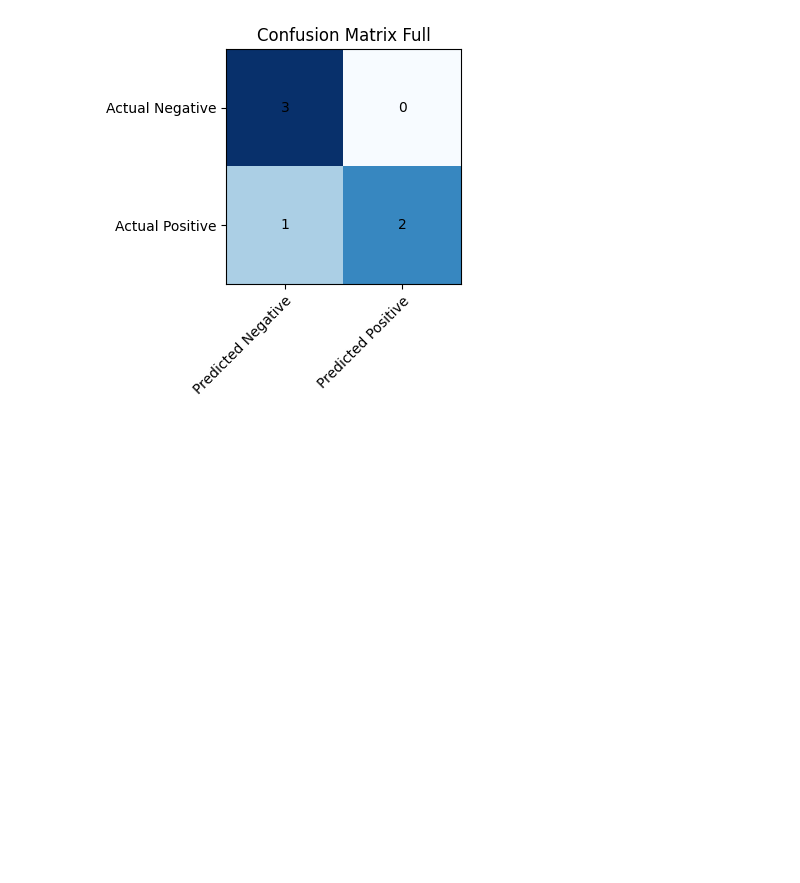
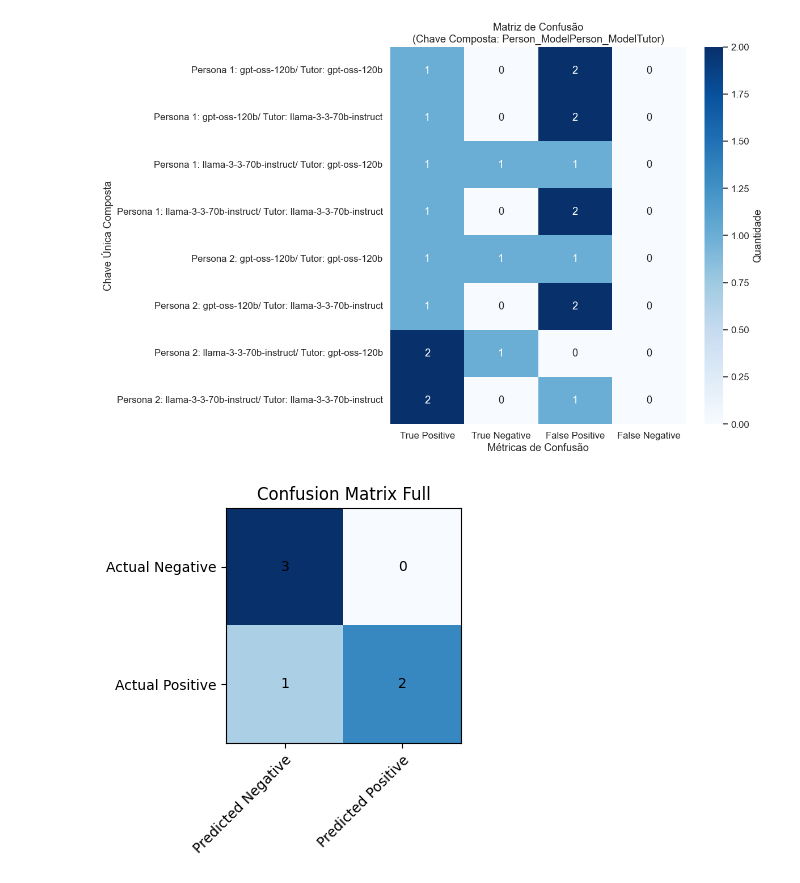
Before and after one commit to mestado9963/chatEnem, a Jupyter notebook: 6_analysis/RQ1/experiments_research_question_RQ1.ipynb, the cells around one changed output. Cells and saved outputs as stored; diff of their text form; code cells hidden in the pictures; blank space fills up the shorter version.

Commit message:
Adição do modelo illama

```diff
--- a/6_analysis/RQ1/experiments_research_question_RQ1.ipynb
+++ b/6_analysis/RQ1/experiments_research_question_RQ1.ipynb
@@ -3,8 +3,8 @@ import json
 import os
 import pandas as pd
 
-analise_confusion_matrix = '../../6_analysis/analise_confusion_matrix.json'
-analise_questions = '../../6_analysis/analise_questions.json'
+analise_confusion_matrix = f'../../6_analysis/analise_confusion_matrix.json'
+analise_questions = f'../../6_analysis/analise_questions.json'
 
 with open(analise_confusion_matrix, 'r', encoding='utf-8') as f:
     confusion_matrix = json.load(f)
@@ -13,3 +13,8 @@ with open(analise_questions, 'r', encoding='utf-8') as f:
     questions = json.load(f)
     # transforme a lista de questões em um Dataframe do pandas
     questions_df = pd.DataFrame(questions)
+# %%
+# Transformar a matriz de confusão em um DataFrame do pandas
+confusion_matrix_df = pd.DataFrame(confusion_matrix)
+
+print(confusion_matrix_df.head())
@@ -16,3 +35,41 @@ with open(analise_questions, 'r', encoding='utf-8') as f:
+# %%
+# Gere um gráfico de matriz de confusão com chave composta única
+# A chave composta é: person_id + tag_model_person + tag_model_tutor
+import seaborn as sns
+import matplotlib.pyplot as plt
+import numpy as np
+
+sns.set(font_scale=1.1)
+
+# Criar rótulo único combinando as três colunas da chave composta
+confusion_matrix_df['chave_unica'] = (
+    'Persona ' + confusion_matrix_df['person_id'].astype(str) +
+    ': ' + confusion_matrix_df['tag_model_person'].str.replace('_', '-') +
+    '/ Tutor: ' + confusion_matrix_df['tag_model_tutor'].str.replace('_', '-')
+)
+
+# Selecionar apenas as colunas numéricas (métricas de confusão)
+metricas = ['true_positive', 'true_negative', 'false_positive', 'false_negative']
+confusion_data = confusion_matrix_df[metricas].values
+
+# Usar chave única como rótulo do eixo Y
+chave_labels = confusion_matrix_df['chave_unica'].values
+
+plt.figure(figsize=(12, 8))
+sns.heatmap(confusion_data,
+            annot=True,
+            fmt='d',
+            cmap='Blues',
+            xticklabels=['True Positive', 'True Negative', 'False Positive', 'False Negative'],
+            yticklabels=chave_labels,
+            cbar_kws={'label': 'Quantidade'})
+plt.title('Matriz de Confusão\n(Chave Composta: Person_ModelPerson_ModelTutor)')
+plt.xlabel('Métricas de Confusão')
+plt.ylabel('Chave Única Composta')
+plt.tight_layout()
+plt.show()
+# %% [output]
+[figure, added]
 # %%
 predicted_person = []
 real_person = []
```
Also changed, not shown: parts of 3 cells of this notebook, 6 other files.
